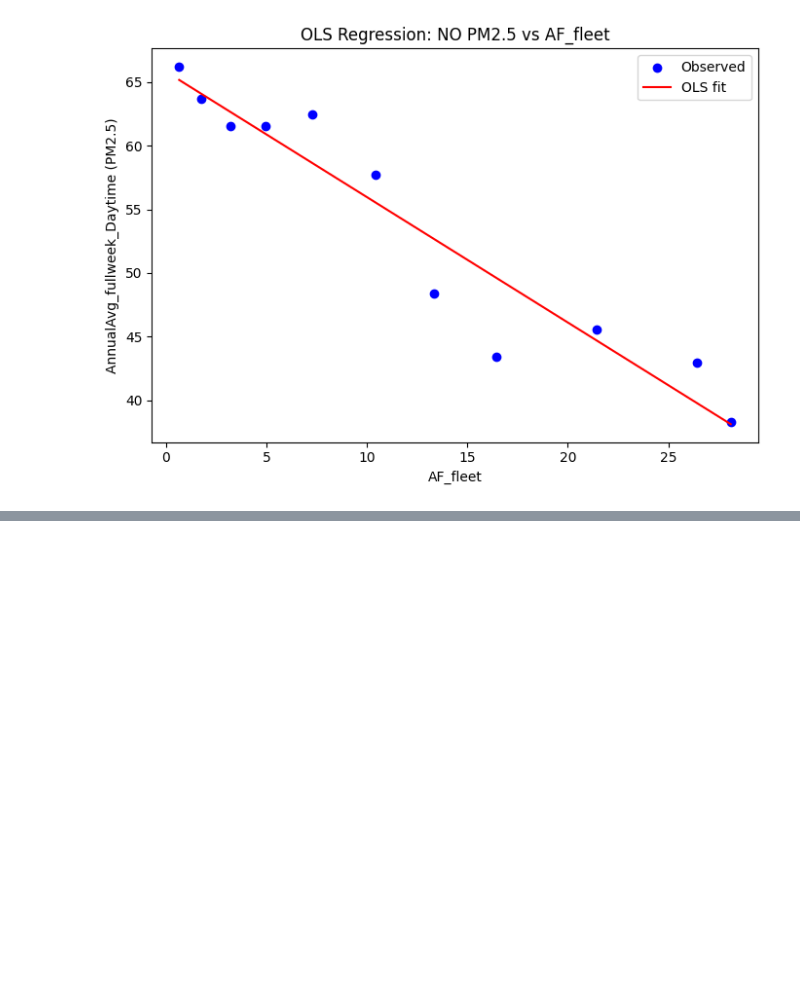
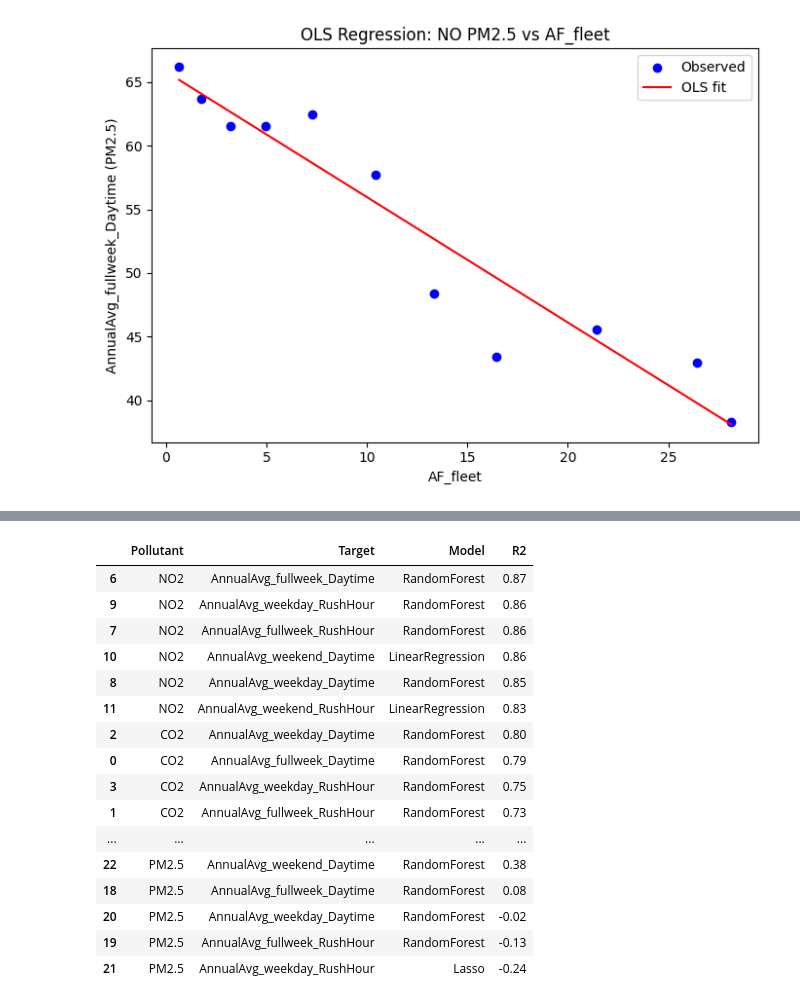
Before and after one commit to JskifterJ/DSML, a Jupyter notebook: src/analysis.ipynb, the cells around one changed output, grey strips where cells are left out. Cells and saved outputs as stored; diff of their text form; code cells hidden in the pictures; blank space fills up the shorter version.

```diff
--- a/src/analysis.ipynb
+++ b/src/analysis.ipynb
@@ -576,0 +337,5 @@ else:
+# %%
+# Load and prepare data
+data = pd.read_csv("../data/processed/AQ_annual_averages.csv")
+vehicle = pd.read_csv("../data/processed/combined_vehicle_data.csv")
+data = data.merge(vehicle, on=['Country', 'Year'], how='left')
@@ -576,0 +346,3 @@ else:
+# %%
+# Add pollutant of interest for one-pollutant analysis
+pollutant = "PM2.5"
@@ -576,0 +477,3 @@ else:
+# %%
+data['Pollutant'].unique()
+pollutants_of_interest = ["CO2", "NO2", "PM2.5", "PM10"]
@@ -576,0 +619,56 @@ else:
+# %%
+# --- Table of best performing model/pollutant/AnnualAvg_ combinations across pollutants_of_interest ---
+
+import pandas as pd
+
+# Store results for each run
+results = []
+
+for pollutant in pollutants_of_interest:
+    for target in [col for col in data.columns if col.startswith("AnnualAvg_")]:
+        df = data[data['Pollutant'] == pollutant].copy()
+        if df.shape[0] < 6 or "AF_fleet" not in df.columns or target not in df.columns:
+            continue
+        df['_CountryOrig'] = df['Country']
+        df = pd.get_dummies(df, columns=['Country'], drop_first=True)
+        country_cols = [col for col in df.columns if col.startswith('Country_')]
+        X_df = df[["AF_fleet"] + country_cols]
+        y = df[target]
+        mask = (~X_df.isnull().any(axis=1)) & (~y.isnull())
+        X = X_df[mask].values
+        y = y[mask].values
+        if len(y) < 6:
+            continue
+        X_train, X_test, y_train, y_test = train_test_split(X, y, test_size=0.2, random_state=42)
+
+        models = {
+            "LinearRegression": LinearRegression(),
+            "Ridge": Ridge(alpha=1.0),
+            "Lasso": Lasso(alpha=0.1),
+            "RandomForest": RandomForestRegressor(n_estimators=100, random_state=42)
+        }
+
+        for name, model in models.items():
+            model.fit(X_train, y_train)
+            r2 = model.score(X_test, y_test)
+            results.append({
+                "Pollutant": pollutant,
+                "Target": target,
+                "Model": name,
+                "R2": r2
+            })
+
+# Convert to DataFrame
+results_df = pd.DataFrame(results)
+
+# Find the best model for each pollutant/target combination
+best_results = results_df.loc[results_df.groupby(['Pollutant', 'Target'])['R2'].idxmax()].reset_index(drop=True)
+
+# Sort by R2 descending for easy viewing
+best_results = best_results.sort_values(by="R2", ascending=False)
+
+# Optionally, save to CSV
+best_results.to_csv("../results/best_model_per_pollutant_target.csv", index=False)
+print("Best performing model for each pollutant and AnnualAvg_ column:")
+best_results
+# %% [output]
@@ -576,0 +676,17 @@ else:
+|  | Pollutant | Target | Model | R2 |
+| 6 | NO2 | AnnualAvg_fullweek_Daytime | RandomForest | 0.87 |
+| 9 | NO2 | AnnualAvg_weekday_RushHour | RandomForest | 0.86 |
+| 7 | NO2 | AnnualAvg_fullweek_RushHour | RandomForest | 0.86 |
+| 10 | NO2 | AnnualAvg_weekend_Daytime | LinearRegression | 0.86 |
+| 8 | NO2 | AnnualAvg_weekday_Daytime | RandomForest | 0.85 |
+| 11 | NO2 | AnnualAvg_weekend_RushHour | LinearRegression | 0.83 |
+| 2 | CO2 | AnnualAvg_weekday_Daytime | RandomForest | 0.80 |
+| 0 | CO2 | AnnualAvg_fullweek_Daytime | RandomForest | 0.79 |
+| 3 | CO2 | AnnualAvg_weekday_RushHour | RandomForest | 0.75 |
+| 1 | CO2 | AnnualAvg_fullweek_RushHour | RandomForest | 0.73 |
+| ... | ... | ... | ... | ... |
+| 22 | PM2.5 | AnnualAvg_weekend_Daytime | RandomForest | 0.38 |
+| 18 | PM2.5 | AnnualAvg_fullweek_Daytime | RandomForest | 0.08 |
+| 20 | PM2.5 | AnnualAvg_weekday_Daytime | RandomForest | -0.02 |
+| 19 | PM2.5 | AnnualAvg_fullweek_RushHour | RandomForest | -0.13 |
+| 21 | PM2.5 | AnnualAvg_weekday_RushHour | Lasso | -0.24 |
```
Also changed, not shown: parts of 13 cells of this notebook, 53 other files.
